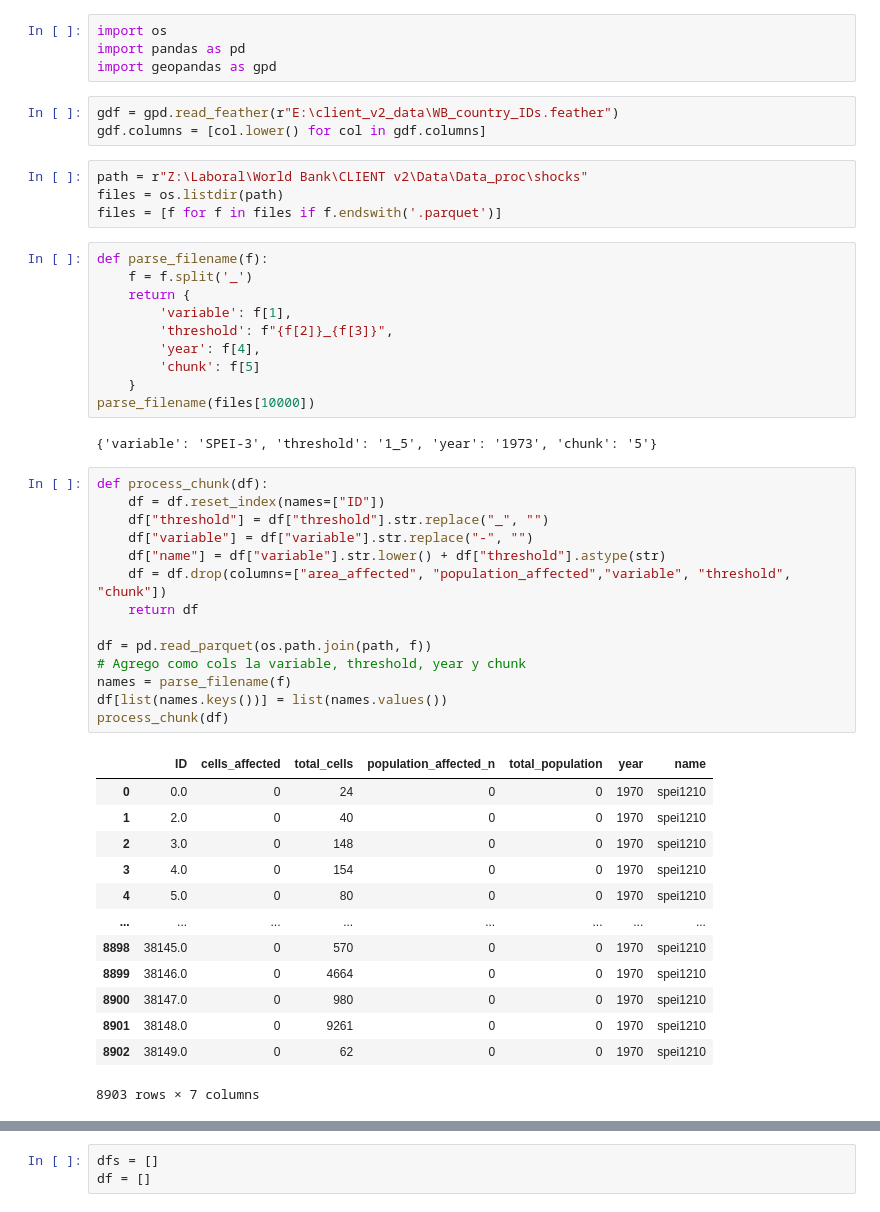
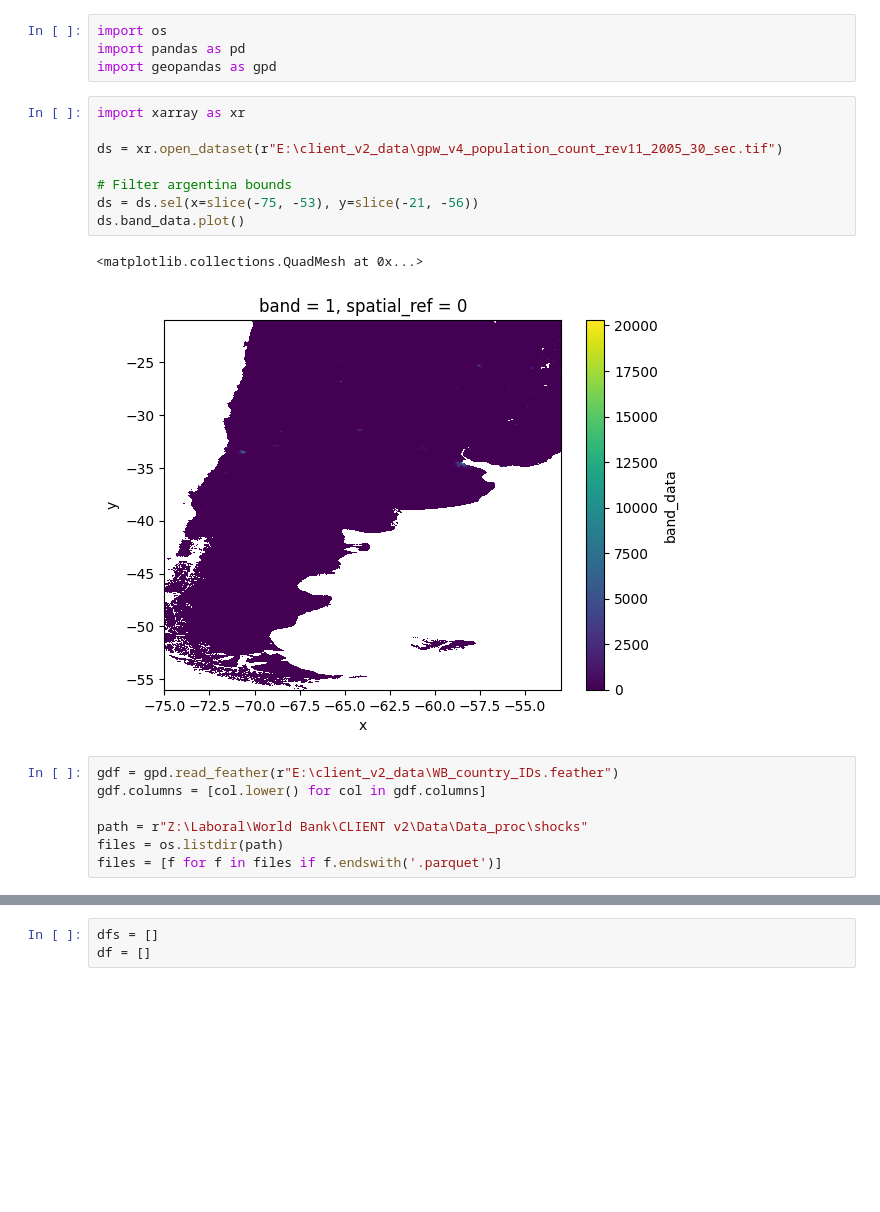
Before and after one commit to Queeno11/CLIENT-v2, a Jupyter notebook: 05_compila_zonal_statistics.ipynb, the cells around one changed output, grey strips where cells are left out. Saved outputs shown, nothing was run; the diff lists cells and outputs as text; blank space fills up the shorter version.

```diff
--- a/05_compila_zonal_statistics.ipynb
+++ b/05_compila_zonal_statistics.ipynb
@@ -2,50 +2,21 @@
 import os
 import pandas as pd
 import geopandas as gpd
+# %%
+import xarray as xr
+
+ds = xr.open_dataset(r"E:\client_v2_data\gpw_v4_population_count_rev11_2005_30_sec.tif")
+
+# Filter argentina bounds
+ds = ds.sel(x=slice(-75, -53), y=slice(-21, -56))
+ds.band_data.plot()
+# %% [output]
+<matplotlib.collections.QuadMesh at 0x...>
+[figure, added]
 # %%
 gdf = gpd.read_feather(r"E:\client_v2_data\WB_country_IDs.feather")
 gdf.columns = [col.lower() for col in gdf.columns]
+
+path = r"Z:\Laboral\World Bank\CLIENT v2\Data\Data_proc\shocks"
+files = os.listdir(path)
+files = [f for f in files if f.endswith('.parquet')]
-# %%
-path = r"Z:\Laboral\World Bank\CLIENT v2\Data\Data_proc\shocks"
-files = os.listdir(path)
-files = [f for f in files if f.endswith('.parquet')]
-# %%
-def parse_filename(f):
-    f = f.split('_')
-    return {
-        'variable': f[1],
-        'threshold': f"{f[2]}_{f[3]}",
-        'year': f[4],
-        'chunk': f[5]
-    }
-parse_filename(files[10000])
-# %% [output]
-{'variable': 'SPEI-3', 'threshold': '1_5', 'year': '1973', 'chunk': '5'}
-# %%
-def process_chunk(df):
-    df = df.reset_index(names=["ID"])
-    df["threshold"] = df["threshold"].str.replace("_", "")
-    df["variable"] = df["variable"].str.replace("-", "")
-    df["name"] = df["variable"].str.lower() + df["threshold"].astype(str)
-    df = df.drop(columns=["area_affected", "population_affected","variable", "threshold", "chunk"])
-    return df
-
-df = pd.read_parquet(os.path.join(path, f))
-# Agrego como cols la variable, threshold, year y chunk
-names = parse_filename(f)
-df[list(names.keys())] = list(names.values())
-process_chunk(df)
-# %% [output]
-|  | ID | cells_affected | total_cells | population_affected_n | total_population | year | name |
-| 0 | 0.0 | 0 | 24 | 0 | 0 | 1970 | spei1210 |
-| 1 | 2.0 | 0 | 40 | 0 | 0 | 1970 | spei1210 |
-| 2 | 3.0 | 0 | 148 | 0 | 0 | 1970 | spei1210 |
-| 3 | 4.0 | 0 | 154 | 0 | 0 | 1970 | spei1210 |
-| 4 | 5.0 | 0 | 80 | 0 | 0 | 1970 | spei1210 |
-| ... | ... | ... | ... | ... | ... | ... | ... |
-| 8898 | 38145.0 | 0 | 570 | 0 | 0 | 1970 | spei1210 |
-| 8899 | 38146.0 | 0 | 4664 | 0 | 0 | 1970 | spei1210 |
-| 8900 | 38147.0 | 0 | 980 | 0 | 0 | 1970 | spei1210 |
-| 8901 | 38148.0 | 0 | 9261 | 0 | 0 | 1970 | spei1210 |
-| 8902 | 38149.0 | 0 | 62 | 0 | 0 | 1970 | spei1210 |
-8903 rows × 7 columns
```
Also changed, not shown: parts of 10 cells of this notebook, 4 other files.
